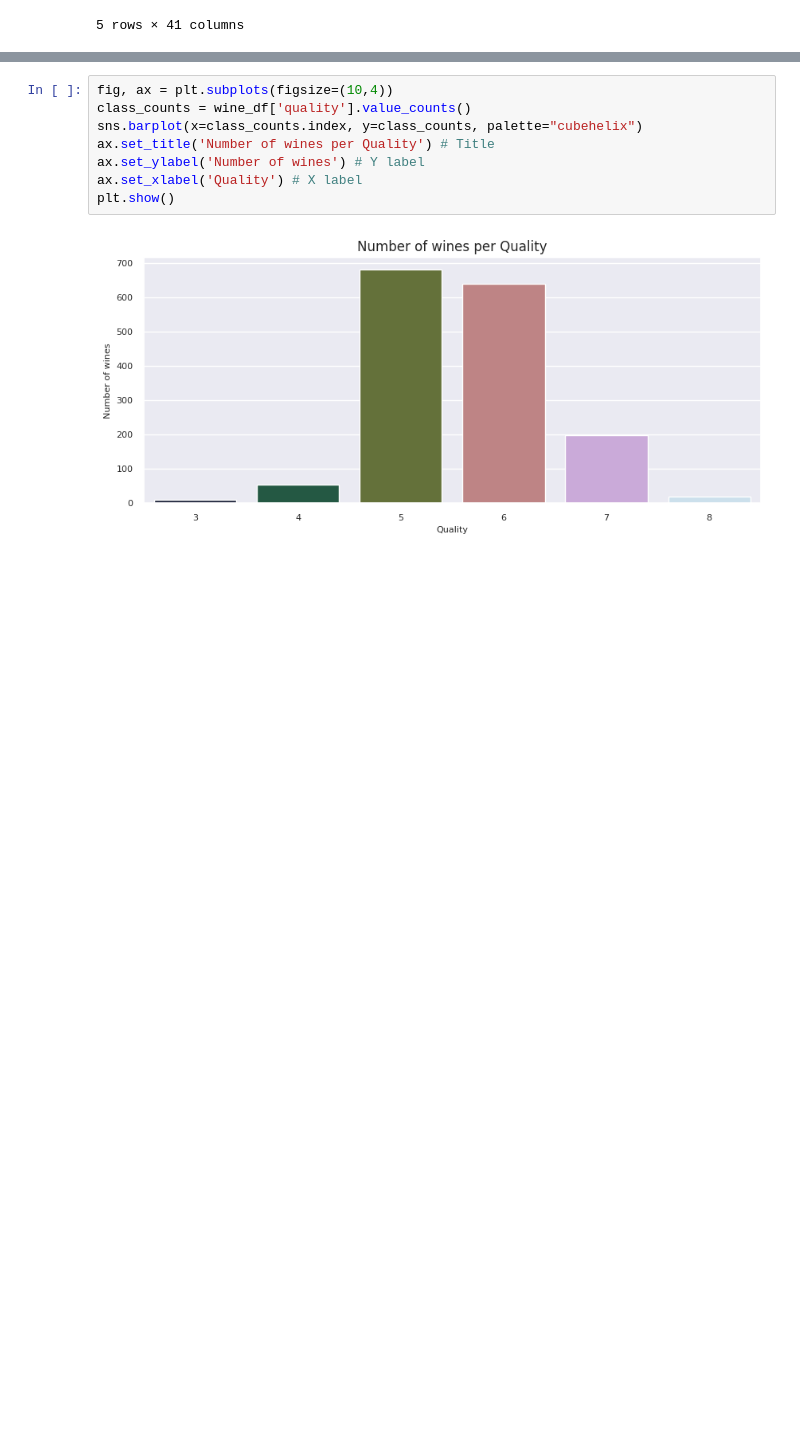
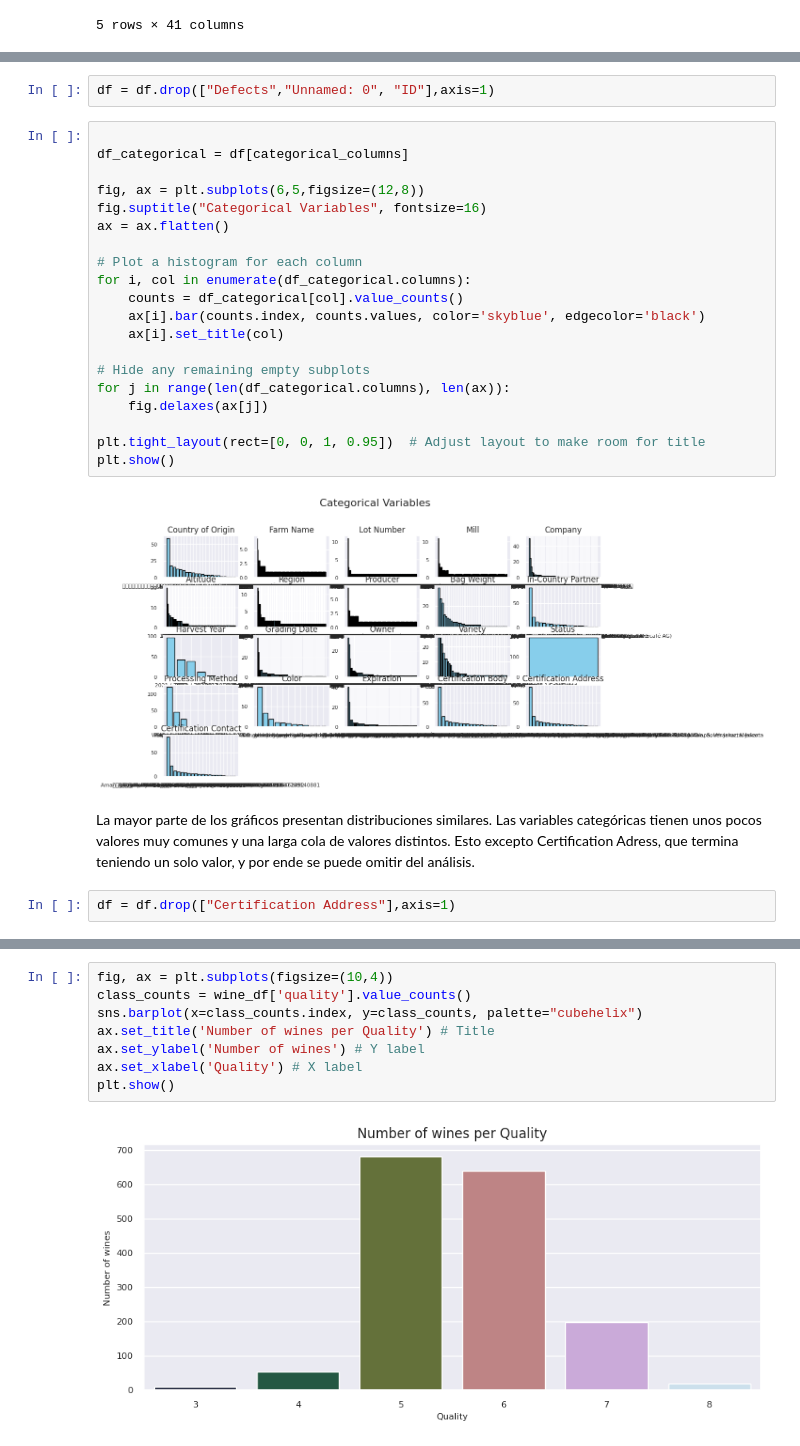
Before and after one commit to TBEverett/CoffeeQualityPrediction, a Jupyter notebook: CoffeePredictionSVM.ipynb, the cells around one changed output, grey strips where cells are left out. Saved outputs shown, nothing was run; the diff lists cells and outputs as text; blank space fills up the shorter version.

```diff
--- a/CoffeePredictionSVM.ipynb
+++ b/CoffeePredictionSVM.ipynb
@@ -175,0 +175,28 @@ plt.show()
+# %%
+df = df.drop(["Defects","Unnamed: 0", "ID"],axis=1)
+# %%
+
+df_categorical = df[categorical_columns]
+
+fig, ax = plt.subplots(6,5,figsize=(12,8))
+fig.suptitle("Categorical Variables", fontsize=16)
+ax = ax.flatten()
+
+# Plot a histogram for each column
+for i, col in enumerate(df_categorical.columns):
+    counts = df_categorical[col].value_counts()
+    ax[i].bar(counts.index, counts.values, color='skyblue', edgecolor='black')
+    ax[i].set_title(col)
+
+# Hide any remaining empty subplots
+for j in range(len(df_categorical.columns), len(ax)):
+    fig.delaxes(ax[j])
+
+plt.tight_layout(rect=[0, 0, 1, 0.95])  # Adjust layout to make room for title
+plt.show()
+# %% [output]
+[figure, added]
+# %% [markdown]
+La mayor parte de los gráficos presentan distribuciones similares. Las variables categóricas tienen unos pocos valores muy comunes y una larga cola de valores distintos. Esto excepto Certification Adress, que termina teniendo un solo valor, y por ende se puede omitir del análisis.
+# %%
+df = df.drop(["Certification Address"],axis=1)
```
Also changed, not shown: parts of 23 cells of this notebook.
